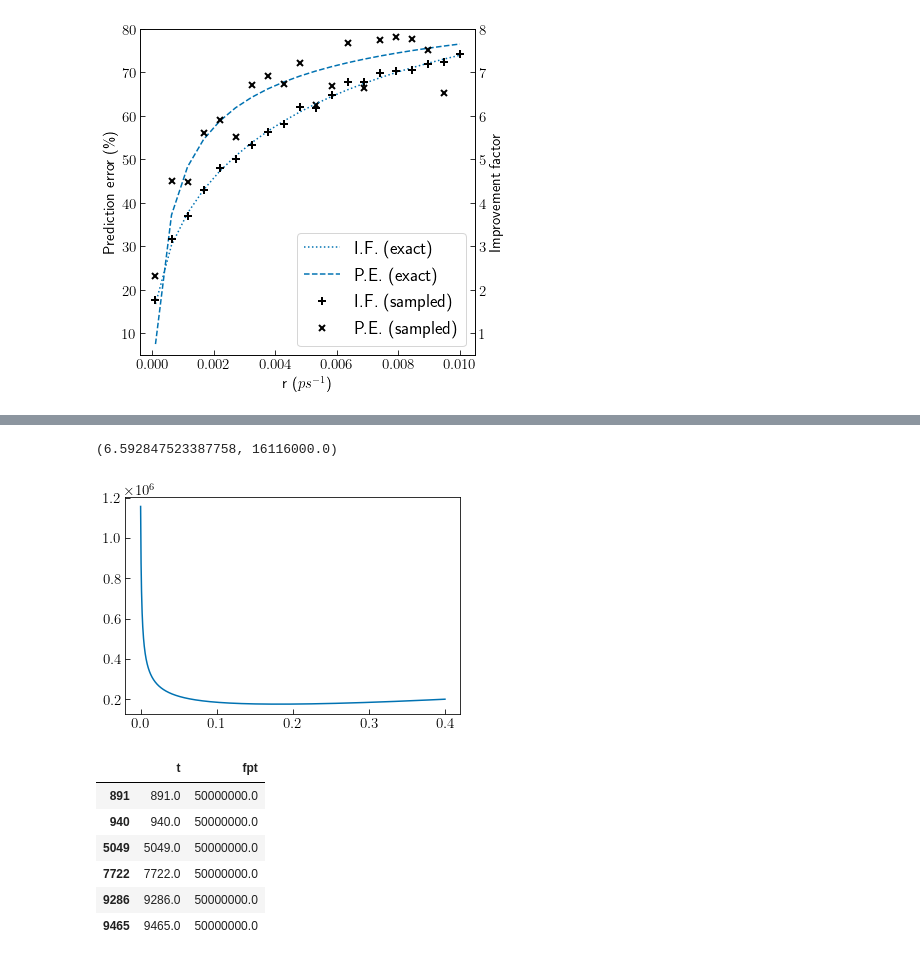
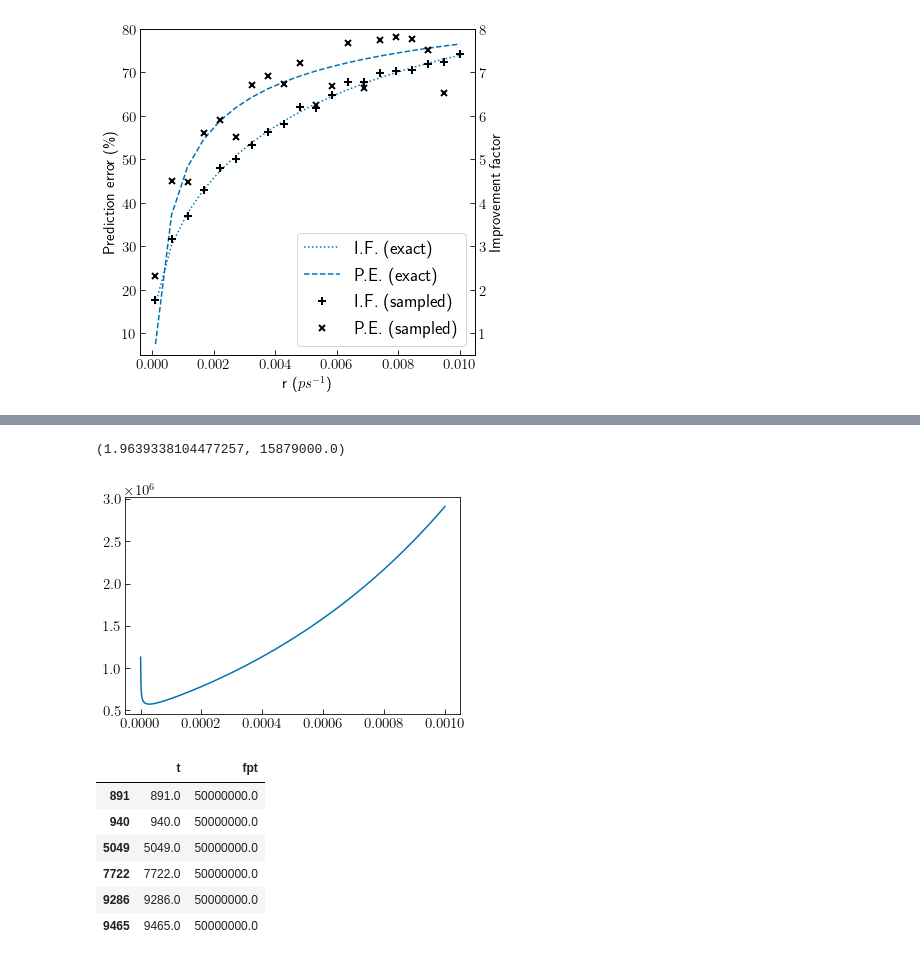
Before and after one commit to OfirBlumer/resetting, a Jupyter notebook: plotsForPaper/plotsMaker.ipynb, the cells around one changed output, grey strips where cells are left out. Saved outputs shown, nothing was run; the diff lists cells and outputs as text; code cells hidden in the pictures.

```diff
--- a/plotsForPaper/plotsMaker.ipynb
+++ b/plotsForPaper/plotsMaker.ipynb
@@ -457,0 +754,22 @@ array([-0.75, -0.75, -0.75, -0.75, -0.75, -0.75, -0.75, -0.75, -0.75,
+# %%
+datalist = []
+for passage in [2,3,4]:
+    fpts = pd.read_csv(f"results/FPT1Dpass{passage}",skiprows=1,names=["fpt"])
+    rs = np.linspace(1e-6,0.0001,1000)
+    Trs = np.array([sum(np.exp(-r*fpts.fpt))/len(fpts) for r in rs])
+    mus = (1-Trs)/(rs*Trs)
+    mus[0] = fpts.fpt.mean()
+    times = np.arange(fpts.fpt.min(),fpts.fpt.max(),1000)
+    probabilities = []
+    mus2 = []
+    for time in times:
+        probabilities.append(len(fpts.loc[fpts.fpt<=time])/len(fpts))
+    Pr = pd.DataFrame({"time":times,"P":probabilities,"P_":1-np.array(probabilities)})
+    for r in rs:
+        mus2.append(np.trapz(inter.loc[inter.time<=1/r].P_,inter.loc[inter.time<=1/r].time)/float(Pr.loc[Pr.time==int(0.001/r)*1000].P))
+    datalist.append(pd.DataFrame({"Model":"1D","Passage":[-passage],"Mean":round(fpts.fpt.mean()/25000)*25,
+                                  "COV":format(fpts.fpt.std()/fpts.fpt.mean(),'.2f'),"Predicted speedup (Poisson)":format(fpts.fpt.mean()/mus.min(),'.1f'),
+                                 "Predicted speedup (Sharp)":format(fpts.fpt.mean()/min(mus2),'.1f')}))
+data = pd.concat(datalist)
+data = data.set_index("Model",drop=True)
+print(data.to_latex())
@@ -457,0 +787,12 @@ array([-0.75, -0.75, -0.75, -0.75, -0.75, -0.75, -0.75, -0.75, -0.75,
+# %%
+fpts = pd.read_csv(f"results/FPT1Dpass{3}",skiprows=1,names=["fpt"])
+times = np.arange(fpts.fpt.min(),fpts.fpt.max(),1000)
+probabilities = []
+for time in times:
+    probabilities.append(len(fpts.loc[fpts.fpt<=time])/len(fpts))
+Pr = pd.DataFrame({"time":times,"P":probabilities,"P_":1-np.array(probabilities)})
+# %%
+mus = []
+rs = np.linspace(1e-6,0.0001,1000)
+for r in rs:
+    mus.append(np.trapz(inter.loc[inter.time<=1/r].P_,inter.loc[inter.time<=1/r].time)/float(Pr.loc[Pr.time==int(0.001/r)*1000].P))
@@ -458,16 +818,19 @@ array([-0.75, -0.75, -0.75, -0.75, -0.75, -0.75, -0.75, -0.75, -0.75,
 # %%
-rs = np.linspace(0.0,0.0004,2000)
+rs = np.linspace(0,1e-3,2000)
 fpts = np.loadtxt("results/FPTWQrate0",skiprows=1)
-fpts = np.loadtxt("results/FPT2Grate0",skiprows=1)
+# fpts = np.loadtxt("results/FPT2Grate0",skiprows=1)
+# fpts = np.loadtxt("results/FPT1Drate0",skiprows=1)
 Trs = np.array([sum(np.exp(-r*fpts))/len(fpts) for r in rs])
 mus = (1-Trs)/(rs*Trs)
 mus[0] = fpts.mean()
-plt.plot(rs*1000,mus)
-# plt.yscale("log")
+plt.plot(rs,mus)
+# plt.plot(1/rs,mus)
+# plt.plot([5000,10000,20000,40000,80000,160000,320000,640000],[500000 for i in range(8)],"o")
+# plt.xscale("log")
 mus[0]/mus.min(), fpts.max()
 # %% [output]
-(6.592847523387758, 16116000.0)
+(1.9639338104477257, 15879000.0)
-[figure, old version]
+[figure, new version]
 # %%
 dat = pd.DataFrame({"t":np.linspace(0,9999,10000),"fpt":fpts})
 dat.loc[dat.fpt==50000000]
```
Also changed, not shown: parts of 20 cells of this notebook, 33 other files.
